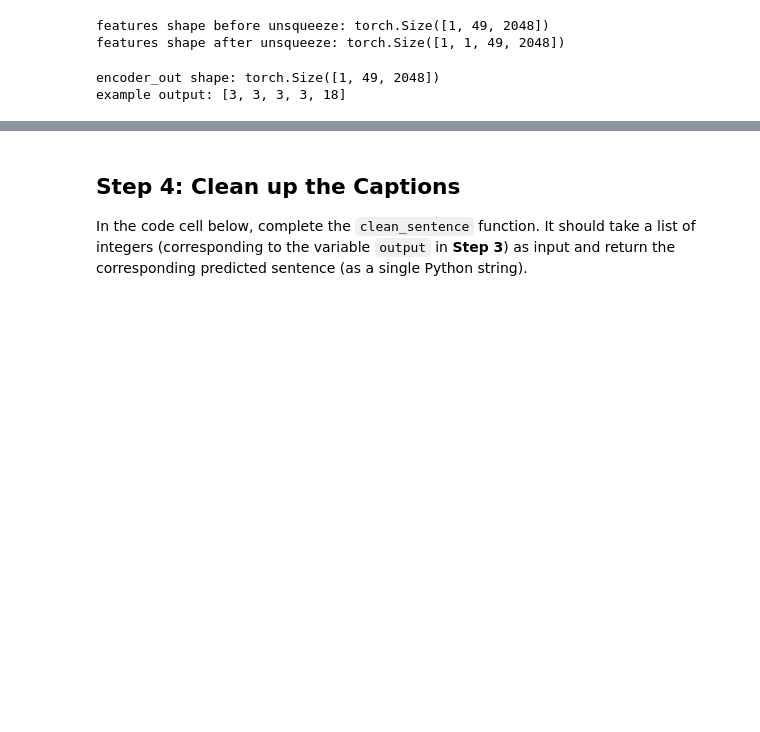
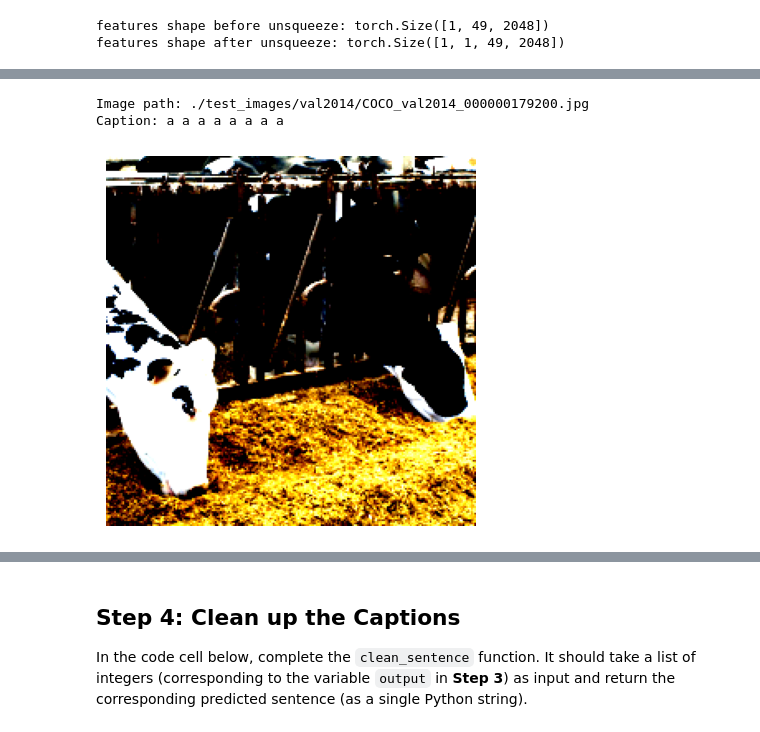
Before and after one commit to pradhapmoorthi/CVND, a Jupyter notebook: 3_Inference.ipynb, the cells around one changed output, grey strips where cells are left out. Saved outputs shown, nothing was run; the diff lists cells and outputs as text; code cells hidden in the pictures; blank space fills up the shorter version.

```diff
--- a/3_Inference.ipynb
+++ b/3_Inference.ipynb
@@ -398,3 +391,11 @@ decoder.eval()
 print(f"Models created and weights loaded from {model_path}.")
 # %% [output]
 Models created and weights loaded from models/attn_coco2014_epoch25.pth.
+# %%
+missing, unexpected = decoder.load_state_dict(
+    checkpoint['decoder_state_dict'],
+    strict=False
+)
+
+print("❌ Missing keys:", missing)
+print("❌ Unexpected keys:", unexpected)
@@ -473,45 +501,28 @@ print("features shape after unsqueeze:", features.shape)
 # %% [output]
 features shape before unsqueeze: torch.Size([1, 49, 2048])
 features shape after unsqueeze: torch.Size([1, 1, 49, 2048])
-# %%
-# Get a batch (your test_loader returns: [images_tensor, meta_tuple])
-batch = next(iter(test_loader))  # or data_loader
-images = batch[0].to(device)     # images: [B, 3, 224, 224]
-
-# Use a single image
-image = images[0].unsqueeze(0)   # [1, 3, 224, 224]
-
-encoder.eval()
-decoder.eval()
-
-with torch.no_grad():
-    # Obtain the embedded image features (already spatial: [1, 65536, 2048])
-    encoder_out = encoder(image)
-    print("encoder_out shape:", encoder_out.shape)
-
-    # start/end token ids
-    start_idx = vocab.word2idx["<start>"]
-    end_idx   = vocab.word2idx["<end>"]
-
-    # Beam search decode (matches your model.py signature)
-    output = decoder.beam_search(
-        encoder_out=encoder_out,
-        start_idx=start_idx,
-        end_idx=end_idx,
-        beam_size=5,
-        max_len=25
-    )
-
-print("example output:", output)
-
-# Ensure output is a Python list of ints
-if torch.is_tensor(output):
-    output = output.detach().cpu().tolist()
-
-assert isinstance(output, list), "Output needs to be a Python list"
-assert all(isinstance(x, int) for x in output), "Output should be a list of integers."
-assert all(x in vocab.idx2word for x in output), \
-       "Each entry in the output needs to correspond to a token id in vocab.idx2word."
-# %% [output]
-encoder_out shape: torch.Size([1, 49, 2048])
-example output: [3, 3, 3, 3, 18]
+# %%
+import random
+
+idx = random.randint(0, len(test_dataset) - 1)
+image, path = test_dataset[idx]
+
+image = image.to(device)
+
+with torch.no_grad():
+    features = encoder(image.unsqueeze(0))
+    output_ids = decoder.sample(
+        features,
+        vocab.word2idx['<start>'],
+        vocab.word2idx['<end>']
+    )
+
+caption = ' '.join(vocab.idx2word[idx] for idx in output_ids)
+
+print("Image path:", path)
+print("Caption:", caption)
+
+plt.imshow(image.permute(1,2,0).cpu())
+plt.axis("off")
+plt.show()
+# %% [output]
@@ -517,0 +530,3 @@ example output: [3, 3, 3, 3, 18]
+Image path: ./test_images/val2014/COCO_val2014_000000179200.jpg
+Caption: a a a a a a a a
+[figure, added]
```
Also changed, not shown: parts of 22 cells of this notebook.
